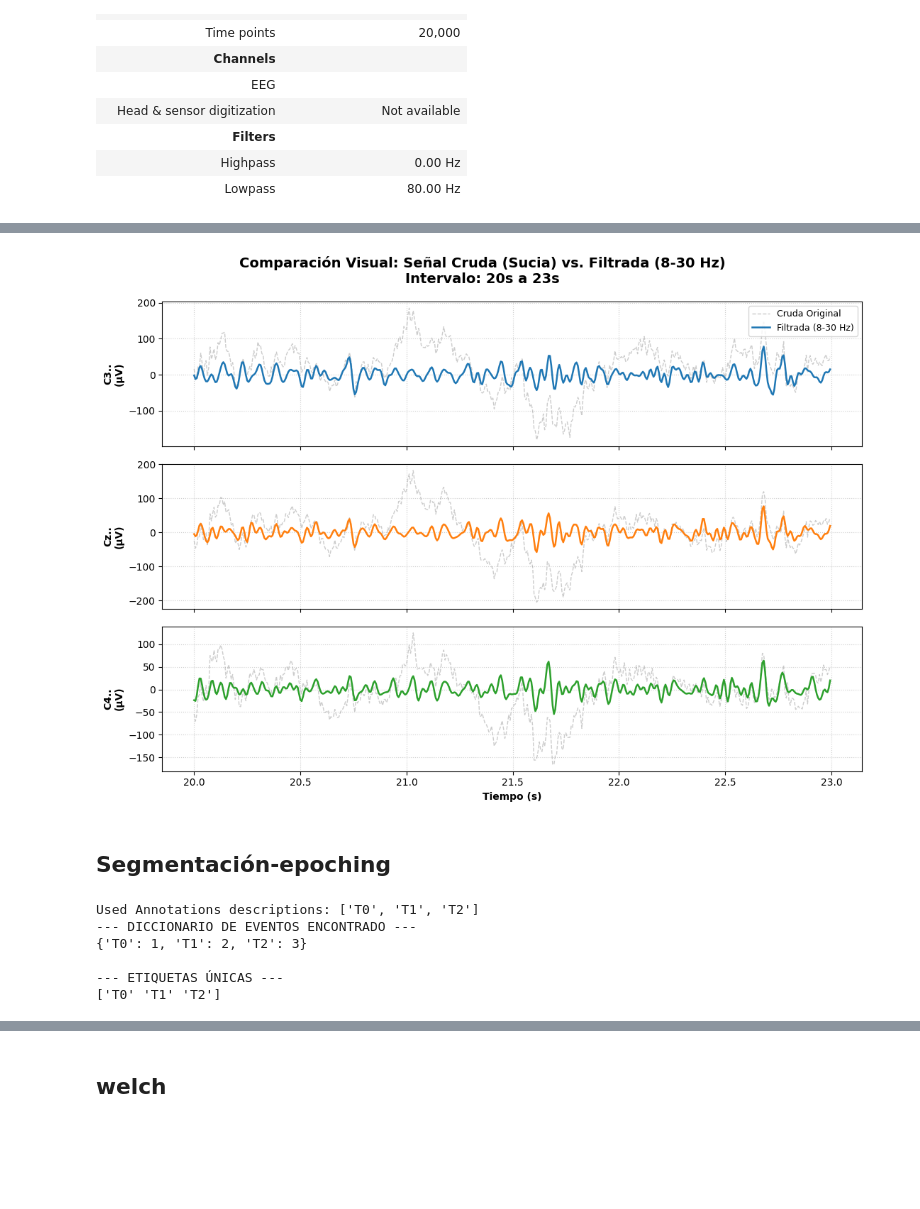
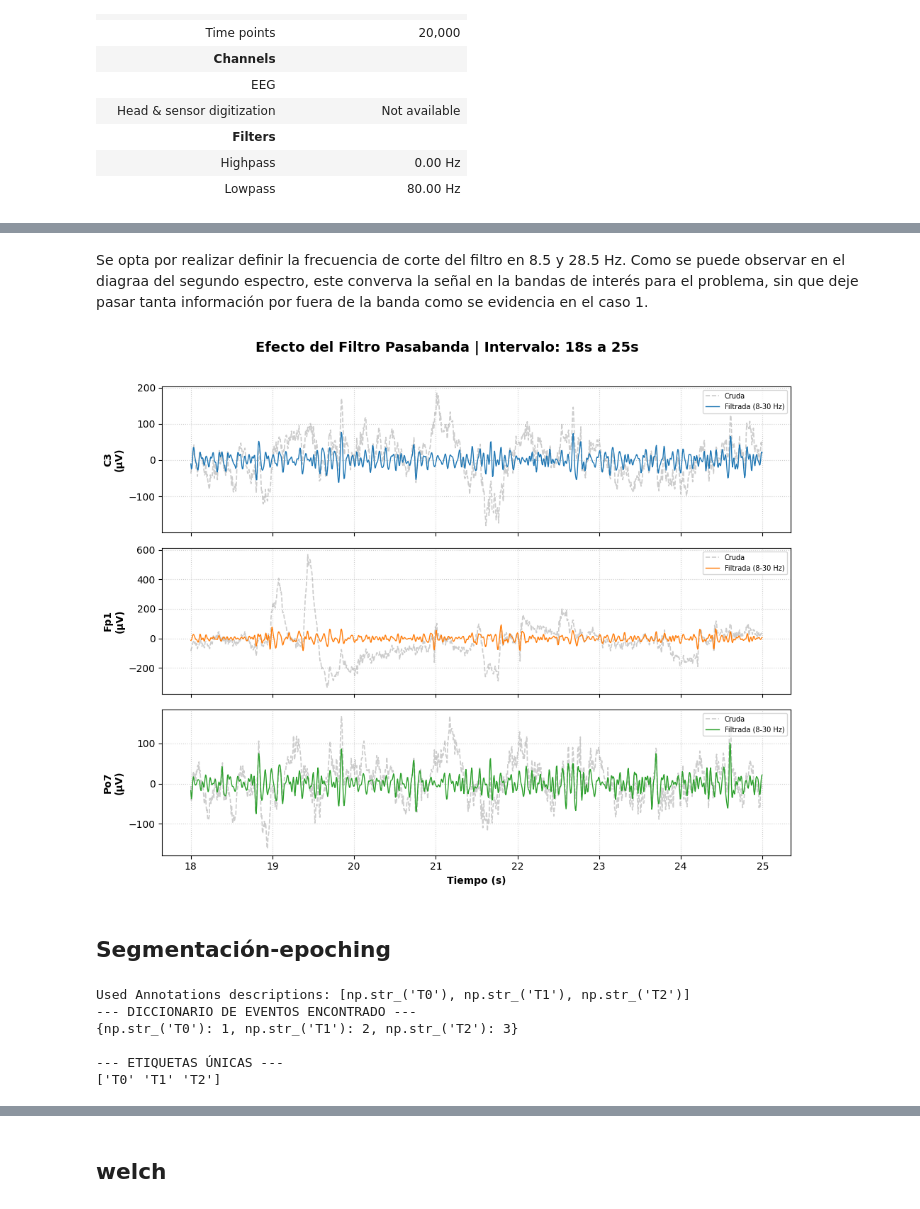
Before and after one commit to PaulaCCano/lab_Biosenales, a Jupyter notebook: avances_proyecto.ipynb, the cells around one changed output, grey strips where cells are left out. Cells and saved outputs as stored; diff of their text form; code cells hidden in the pictures; blank space fills up the shorter version.

```diff
--- a/avances_proyecto.ipynb
+++ b/avances_proyecto.ipynb
@@ -251,24 +214,24 @@ print("-> Detrend completado exitosamente.")
 # %%
 # GRÁFICA COMPARATIVA: SEÑAL CRUDA VS DETREND
-inicio_seg = 20
-fin_seg = 23
+inicio_seg = 15
+fin_seg = 25
 
 idx_inicio = int(inicio_seg * Fs)
 idx_fin = int(fin_seg * Fs)
 
-T_zoom = T[idx_inicio:idx_fin]
+T_lim = T[idx_inicio:idx_fin]
 
 fig, axs = plt.subplots(3, 1, figsize=(10, 8), sharex=True)
-fig.suptitle(f"Efecto del Detrend Lineal | Intervalo: {inicio_seg}s a {fin_seg}s", fontsize=14, fontweight='bold')
+fig.suptitle(f"Efecto del Detrend Lineal | Intervalo: {inicio_seg}s a {fin_seg}s",
+             fontsize=14, fontweight='bold')
 
-# Usamos raw_detrend.ch_names para que coincida con tus canales C3, Cz, C4
 for i, canal in enumerate(raw_detrend.ch_names):
-    # Señal original (Roja punteada)
-    axs[i].plot(T_zoom, datos_uv[i, idx_inicio:idx_fin], color='red', linestyle='--', alpha=0.8, label='Original')
+    axs[i].plot(T_lim, datos_[i, idx_inicio:idx_fin],
+                color='red', linestyle='--', alpha=0.8, label='Cruda')
 
-    # Señal con DETREND
-    colores = ["#035b99", "#e0dc10", "#7dc07d"]
-    axs[i].plot(T_zoom, datos_detrend[i, idx_inicio:idx_fin], color=colores[i], linewidth=1.2, label='Con Detrend')
+    colores = ["#6eb6ea", "#e0dc10", "#7dc07d"]
+    axs[i].plot(T_lim, datos_detrend[i, idx_inicio:idx_fin],
+                color=colores[i], linewidth=1.2, label='Detrend')
 
     axs[i].set_ylabel(f"{canal}\n(µV)", fontweight='bold')
     axs[i].grid(True, alpha=0.3)
@@ -333,60 +357,60 @@ print(f"-> Fragmento del segundo {inicio_seg} al {fin_seg} recortado con éxito.
+# %% [markdown]
+Se opta por realizar definir la frecuencia de corte del filtro en 8.5 y 28.5 Hz. Como se puede observar en el diagraa del segundo espectro, este converva la señal en la bandas de interés para el problema, sin que deje pasar tanta información por fuera de la banda como se evidencia en el caso 1.
 # %%
-# GRÁFICA COMPARATIVA SUPERPUESTA
-# Creamos la figura y los subplots
-fig, axs = plt.subplots(3, 1, figsize=(11, 8), sharex=True)
+# GRÁFICA COMPARATIVA: SEÑAL CRUDA VS PASABANDA (8-30 Hz)
 
-# Títtle
-fig.suptitle(f"Comparación Visual: Señal Cruda (Sucia) vs. Filtrada (8-30 Hz)\nIntervalo: {inicio_seg}s a {fin_seg}s",
+inicio_seg = 18
+fin_seg = 25
+
+idx_inicio = int(inicio_seg * Fs)
+idx_fin = int(fin_seg * Fs)
+
+T_lim = T[idx_inicio:idx_fin]
+
+# Datos limpios en µV
+datos_bandpass = bandpass.get_data(picks=picks_eeg) * 1e6
+
+fig, axs = plt.subplots(3, 1, figsize=(10, 8), sharex=True)
+fig.suptitle(f"Efecto del Filtro Pasabanda | Intervalo: {inicio_seg}s a {fin_seg}s",
              fontsize=14, fontweight='bold')
 
-colores_filtrada = ['#1f77b4', '#ff7f0e', '#2ca02c']
+
 
 # Iteramos por cada uno de los 3 canales
-for i, canal in enumerate(raw_filtrado.ch_names):
-    # --- PASO 1: Graficar la señal CRUDA (Sucia) de fondo ---
-    # Usamos color gris ('gray'), línea punteada ('--') y transparencia (alpha=0.4)
-    axs[i].plot(T_lim, datos_uv[i, idx_inicio:idx_fin],
-                color='gray', linestyle='--', alpha=0.4, linewidth=1, label='Cruda Original')
+for i, canal in enumerate(raw_filtrado2.ch_names):
+    axs[i].plot(T_lim, datos_[i, idx_inicio:idx_fin],
+                color='gray', linestyle='--', alpha=0.4, linewidth=1.2, label='Cruda')
 
-    # --- PASO 2: Graficar la señal FILTRADA (Limpia) encima ---
-    # Usamos la variable 'datos_recortados'
-    axs[i].plot(T_lim, datos_recortados[i, :],
-                color=colores_filtrada[i], linewidth=1.8, label='Filtrada (8-30 Hz)')
+    color = ['#1f77b4', '#ff7f0e', '#2ca02c']
+    axs[i].plot(T_lim, datos_bandpass[i, idx_inicio:idx_fin],
+                color=color[i], linewidth=1, label='Filtrada (8-30 Hz)')
 
-    # ---  subplot ---
     axs[i].set_ylabel(f"{canal}\n(µV)", fontweight='bold')
     axs[i].grid(True, linestyle=':', alpha=0.6)
+    axs[i].legend(loc='upper right', fontsize=7)
 
-    #  leyenda
-    if i == 0:
-        axs[i].legend(loc='upper right', fontsize=9)
 
-# Etiqueta del eje X
 axs[-1].set_xlabel("Tiempo (s)", fontweight='bold')
 
-# Ajuste automático del diseño para que no se corten los textos
 plt.tight_layout()
 plt.subplots_adjust(top=0.90) # Ajuste extra para el título
 plt.show()
 # %% [output]
-[figure, old version]
+[figure, new version]
 # %% [markdown]
 ## **Segmentación-epoching**
 # %%
-# # etiquetas de las tareas (ej. 'T1', 'T2', '769')
-import numpy as np
-
-# Extraemos los eventos de la señal filraada  (FIR)
-eventos, eventos_id = mne.events_from_annotations(raw_filtrado)
+# Extraemos los eventos de la señal filtrada  (FIR)
+eventos, eventos_id = mne.events_from_annotations(raw_filtrado2)
 
 print("--- DICCIONARIO DE EVENTOS ENCONTRADO ---")
 print(eventos_id)
 print("\n--- ETIQUETAS ÚNICAS ---")
-print(np.unique(raw_filtrado.annotations.description))
+print(np.unique(raw_filtrado2.annotations.description))
 # %% [output]
-Used Annotations descriptions: ['T0', 'T1', 'T2']
+Used Annotations descriptions: [np.str_('T0'), np.str_('T1'), np.str_('T2')]
 --- DICCIONARIO DE EVENTOS ENCONTRADO ---
-{'T0': 1, 'T1': 2, 'T2': 3}
+{np.str_('T0'): 1, np.str_('T1'): 2, np.str_('T2'): 3}
 
 --- ETIQUETAS ÚNICAS ---
 ['T0' 'T1' 'T2']
```
Also changed, not shown: parts of 42 cells of this notebook.
